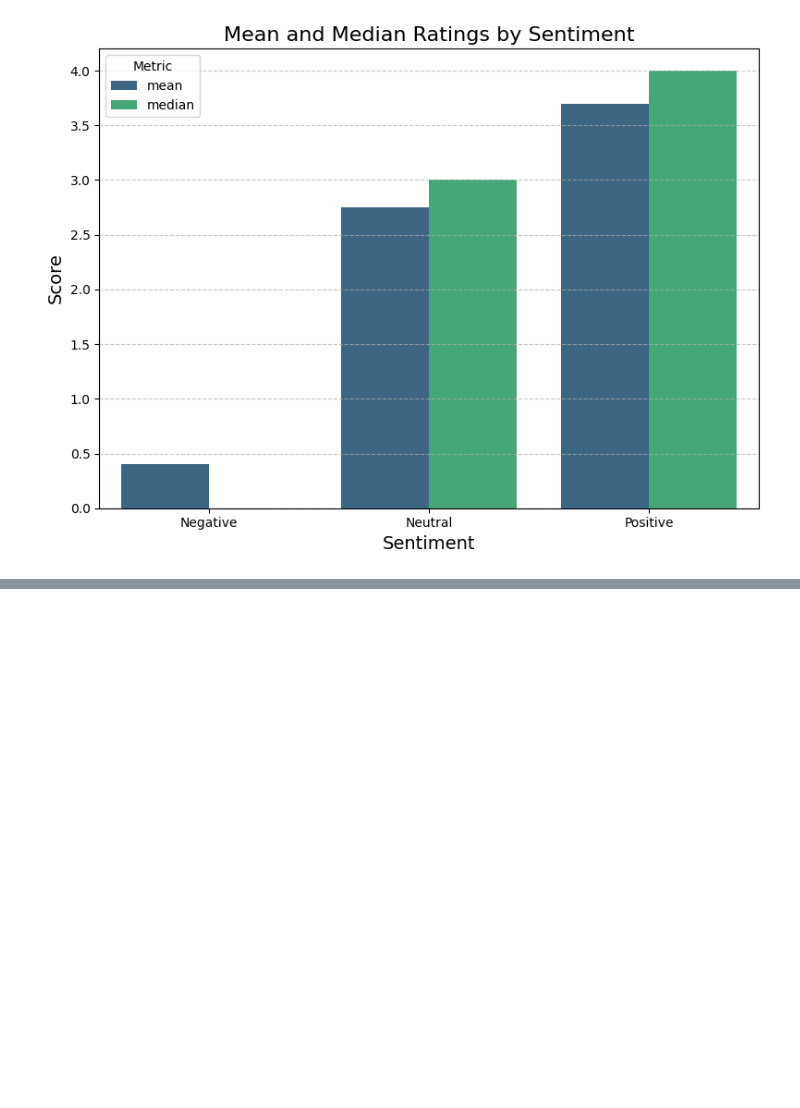
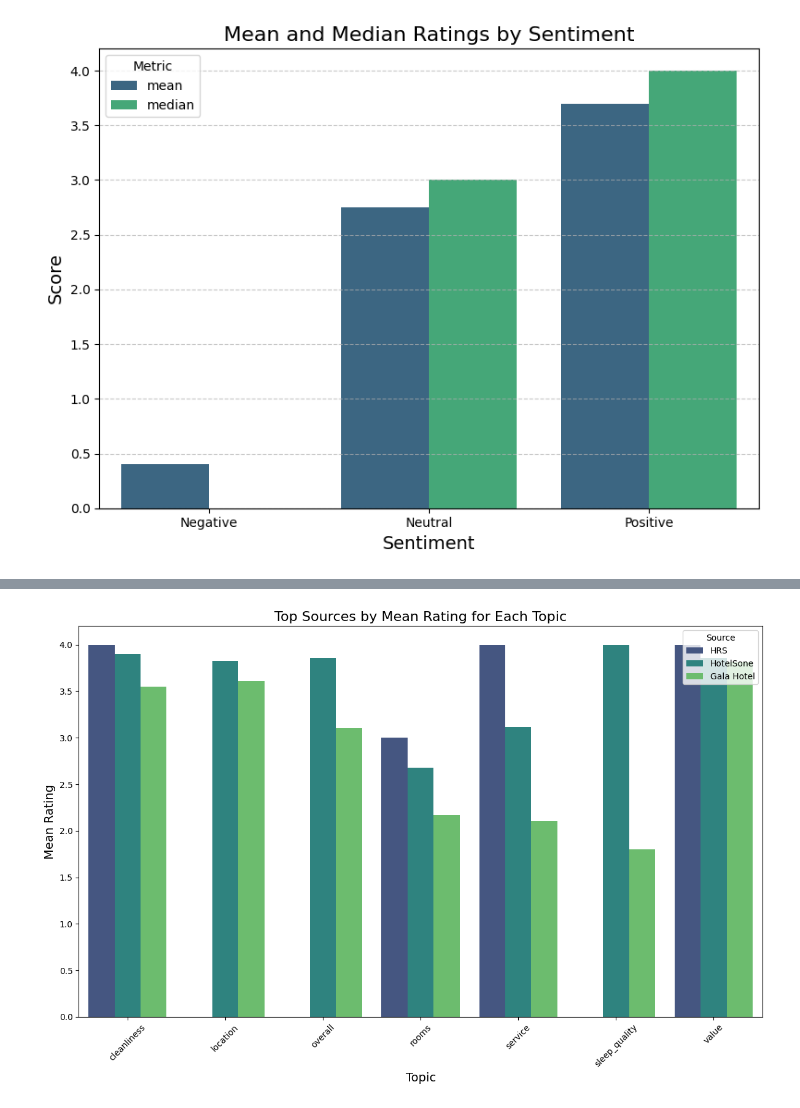
Before and after one commit to guillaumeesilv/Webscraping_project, a Jupyter notebook: classification.ipynb, the cells around one changed output, grey strips where cells are left out. Saved outputs shown, nothing was run; the diff lists cells and outputs as text; code cells hidden in the pictures; blank space fills up the shorter version.

```diff
--- a/classification.ipynb
+++ b/classification.ipynb
@@ -649,0 +646,7 @@ plt.show()
+# %%
+mean_ratings = data.groupby(['source', 'classif_result'])['predicted_score'].mean().reset_index()
+mean_ratings.rename(columns={'predicted_score': 'mean_rating'}, inplace=True)
+mean_ratings = mean_ratings.sort_values(['classif_result', 'mean_rating'], ascending=[True, False])
+mean_ratings['rank'] = mean_ratings.groupby('classif_result')['mean_rating'].rank(ascending=False)
+top_ratings = mean_ratings[mean_ratings['rank'] <= 3]
+print(top_ratings)
@@ -649,0 +673,26 @@ plt.show()
+# %%
+import seaborn as sns
+import matplotlib.pyplot as plt
+
+# Create the plot
+plt.figure(figsize=(12, 8))
+sns.barplot(
+    data=top_ratings,
+    x='classif_result',
+    y='mean_rating',
+    hue='source',
+    palette='viridis'
+)
+
+# Add titles and labels
+plt.title('Top Sources by Mean Rating for Each Topic', fontsize=16)
+plt.xlabel('Topic', fontsize=14)
+plt.ylabel('Mean Rating', fontsize=14)
+plt.xticks(rotation=45)
+plt.legend(title='Source', loc='upper right')
+
+# Show the plot
+plt.tight_layout()
+plt.show()
+# %% [output]
+[figure, added]
```
Also changed, not shown: parts of 13 cells of this notebook, 8 other files.
